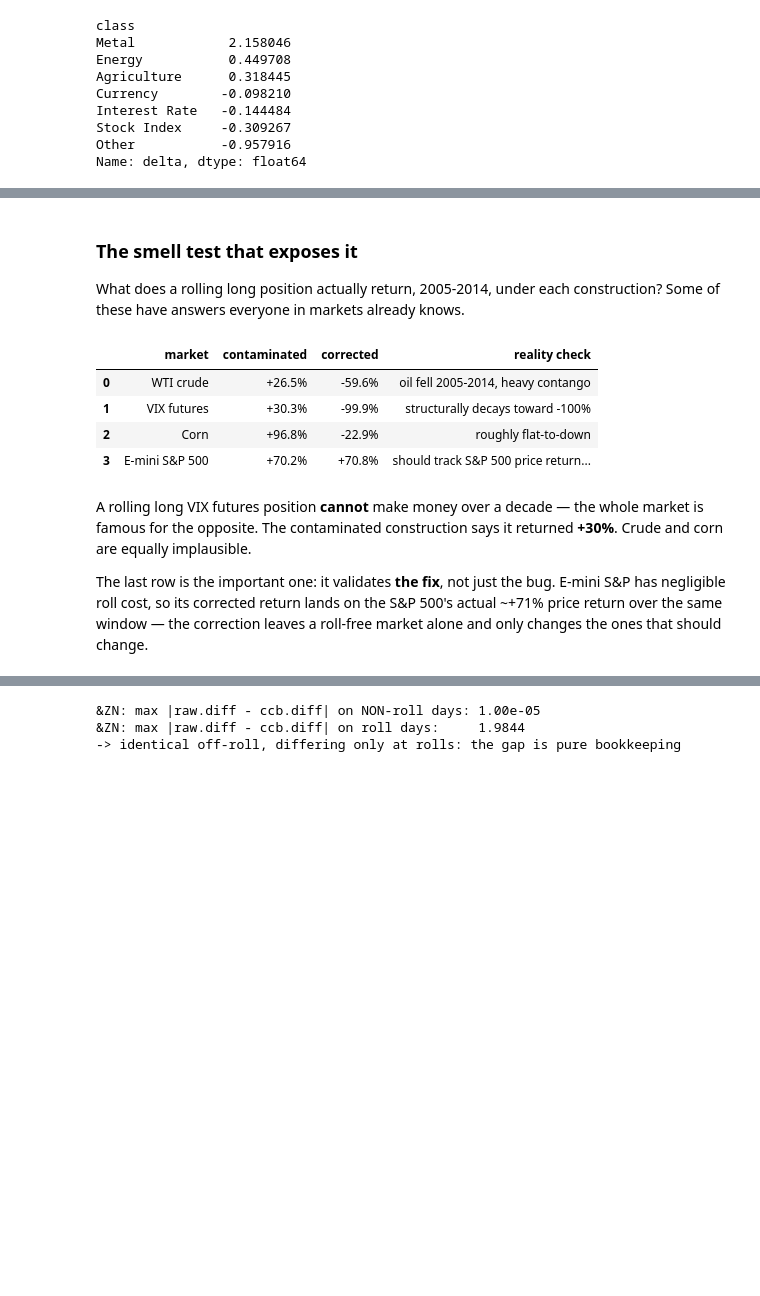
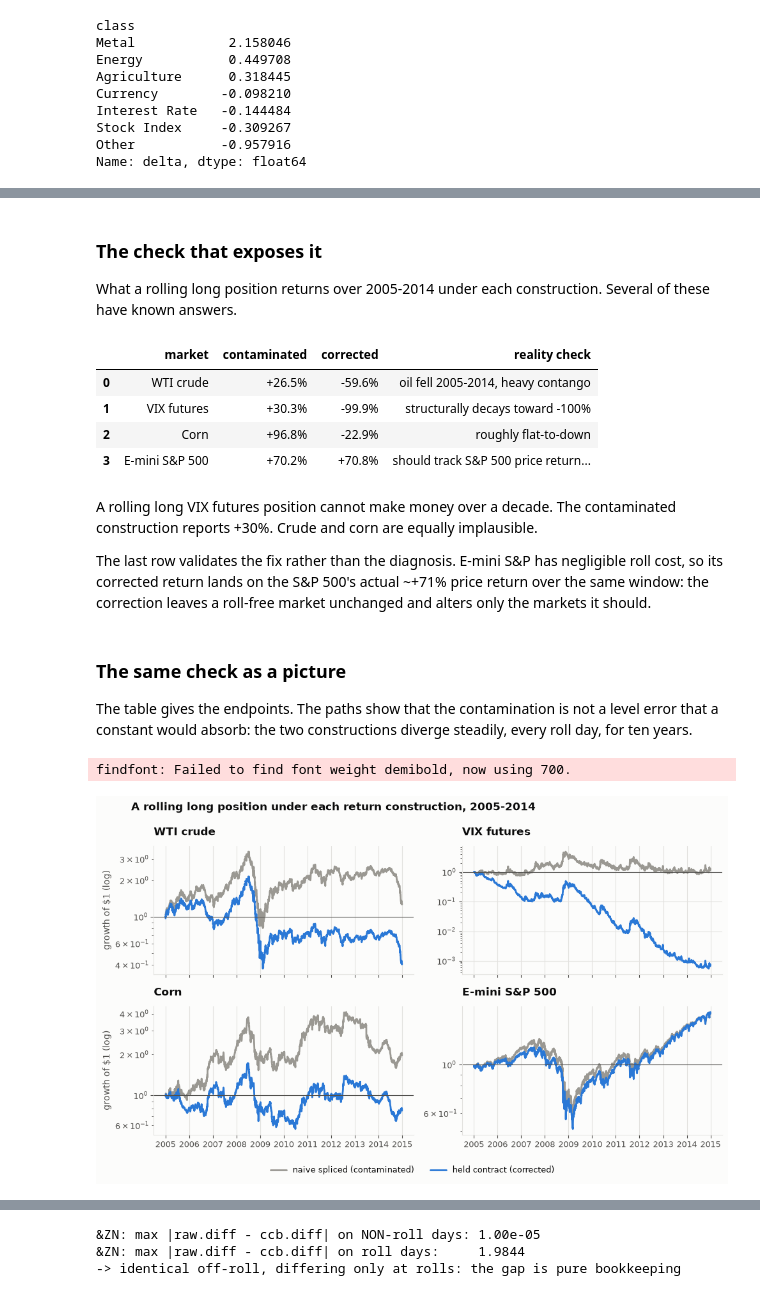
Before and after one commit to small-chicken/NUSInvestForecast, a Jupyter notebook: notebooks/02_strategy_research.ipynb, the cells around one changed output, grey strips where cells are left out. Cells and saved outputs as stored; diff of their text form; code cells hidden in the pictures; blank space fills up the shorter version.

```diff
--- a/notebooks/02_strategy_research.ipynb
+++ b/notebooks/02_strategy_research.ipynb
@@ -424,8 +430,8 @@ exactly the comparison this project is built on.
 # %% [markdown]
-### The smell test that exposes it
+### The check that exposes it
 
-What does a rolling long position actually return, 2005-2014, under each
-construction? Some of these have answers everyone in markets already knows.
+What a rolling long position returns over 2005-2014 under each construction. Several of
+these have known answers.
 # %%
 from cta.indicators import held_contract_returns
 from cta.metrics import growth_of_one
@@ -455,11 +461,49 @@ pd.DataFrame(rows).style.format({'contaminated': '{:+.1%}', 'corrected': '{:+.1%
 | 2 | Corn | +96.8% | -22.9% | roughly flat-to-down |
 | 3 | E-mini S&P 500 | +70.2% | +70.8% | should track S&P 500 price return... |
 # %% [markdown]
-A rolling long VIX futures position **cannot** make money over a decade — the whole
-market is famous for the opposite. The contaminated construction says it returned
-**+30%**. Crude and corn are equally implausible.
+A rolling long VIX futures position cannot make money over a decade. The contaminated
+construction reports +30%. Crude and corn are equally implausible.
 
-The last row is the important one: it validates **the fix**, not just the bug.
-E-mini S&P has negligible roll cost, so its corrected return lands on the S&P 500's
-actual ~+71% price return over the same window — the correction leaves a
-roll-free market alone and only changes the ones that should change.
+The last row validates the fix rather than the diagnosis. E-mini S&P has negligible roll
+cost, so its corrected return lands on the S&P 500's actual ~+71% price return over the
+same window: the correction leaves a roll-free market unchanged and alters only the markets
+it should.
+# %% [markdown]
+### The same check as a picture
+
+The table gives the endpoints. The paths show that the contamination is not a level
+error that a constant would absorb: the two constructions diverge steadily, every
+roll day, for ten years.
+# %%
+from cta import plotting
+
+plotting.use_house_style()
+fig, axes = plt.subplots(2, 2, figsize=(10, 6), sharex=True)
+
+for ax, (sym, name, _) in zip(axes.flat, checks):
+    raw = data.load_futures(sym)['Close']
+    ccb = data.load_futures(sym + '_CCB')['Close']
+    contaminated = growth_of_one(naive_spliced_returns(raw.loc[w]))
+    corrected = growth_of_one(held_contract_returns(ccb, raw).loc[w])
+
+    ax.plot(contaminated.index, contaminated.to_numpy(),
+            color=plotting.SUPERSEDED, label='naive spliced (contaminated)')
+    ax.plot(corrected.index, corrected.to_numpy(),
+            color=plotting.STRATEGY, label='held contract (corrected)')
+    ax.axhline(1.0, color=plotting.TEXT_SECONDARY, linewidth=0.8)
+    ax.set_yscale('log')
+    ax.set_title(name)
+
+for ax in axes[:, 0]:
+    ax.set_ylabel('growth of $1 (log)')
+# one legend for the whole figure, along the bottom: an in-axes legend sits on the
+# WTI line, and a top-right one runs into the title
+fig.tight_layout(rect=[0, 0.06, 1, 0.95])
+fig.suptitle('A rolling long position under each return construction, 2005-2014',
+             x=0.06, y=0.99, ha='left', fontsize=12, fontweight='demibold')
+handles, labels = axes[0, 0].get_legend_handles_labels()
+fig.legend(handles, labels, loc='lower center', ncol=2, bbox_to_anchor=(0.5, 0.0))
+plt.show()
+# %% [output]
+findfont: Failed to find font weight demibold, now using 700.
+[figure, added]
```
Also changed, not shown: parts of 48 cells of this notebook, 7 other files.
